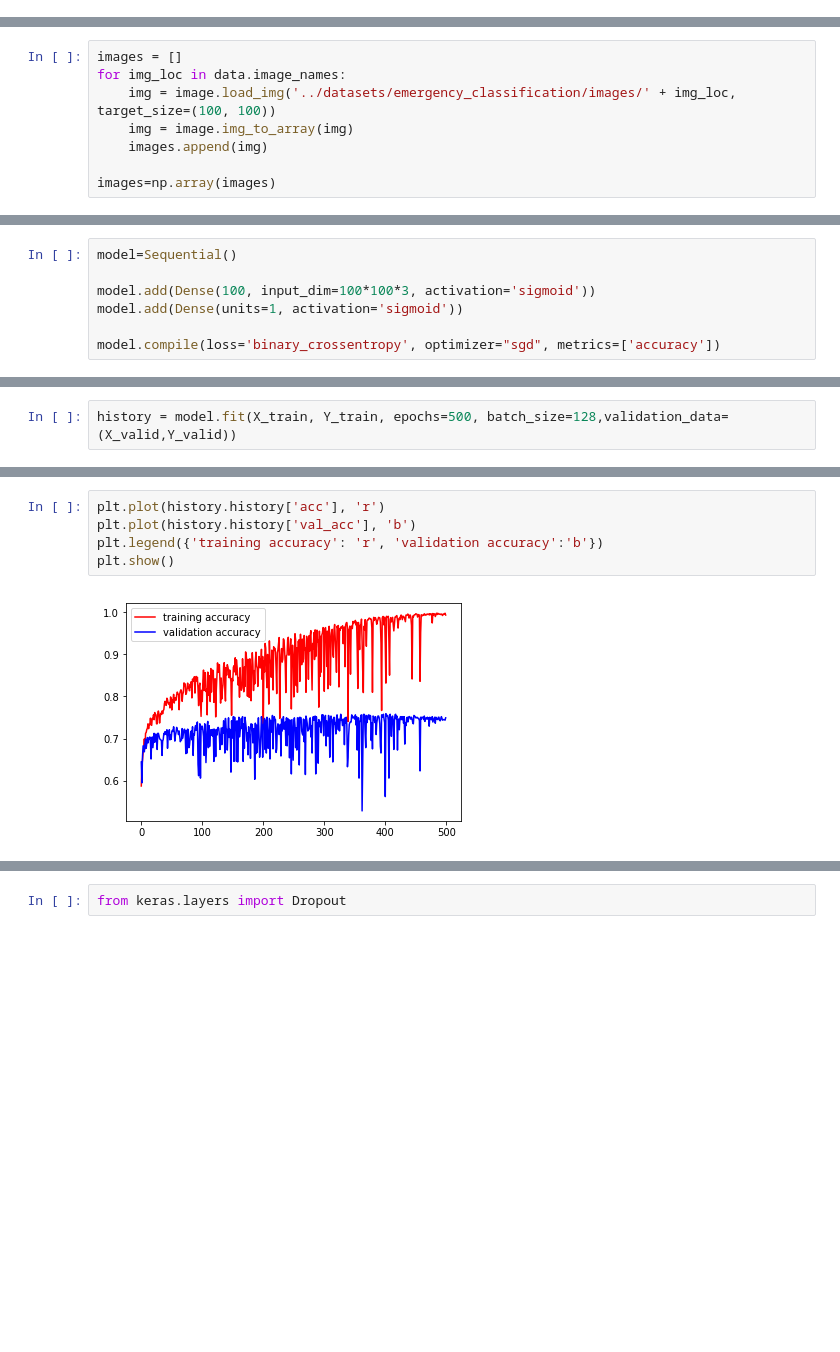
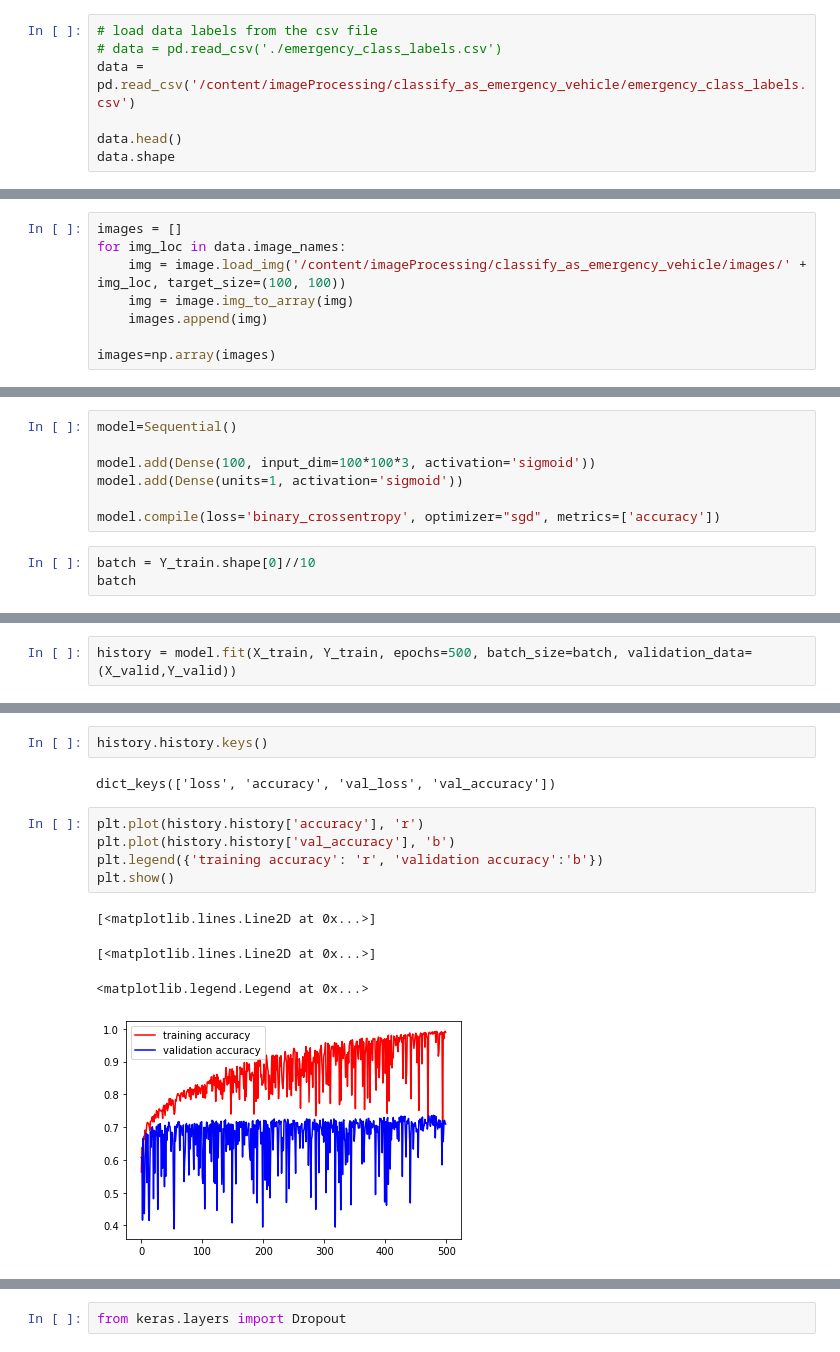
Before and after one commit to amrik220/imageProcessing, a Jupyter notebook: classify_as_emergency_vehicle/4. Improving performance - Part 1.ipynb, the cells around one changed output, grey strips where cells are left out. Saved outputs shown, nothing was run; the diff lists cells and outputs as text; blank space fills up the shorter version.

```diff
--- a/classify_as_emergency_vehicle/4. Improving performance - Part 1.ipynb
+++ b/classify_as_emergency_vehicle/4. Improving performance - Part 1.ipynb
@@ -154,0 +178,7 @@ data.head()
+# %%
+# load data labels from the csv file
+# data = pd.read_csv('./emergency_class_labels.csv')
+data = pd.read_csv('/content/imageProcessing/classify_as_emergency_vehicle/emergency_class_labels.csv')
+
+data.head()
+data.shape
@@ -155,7 +193,7 @@ data.head()
 # %%
 images = []
 for img_loc in data.image_names:
-    img = image.load_img('../datasets/emergency_classification/images/' + img_loc, target_size=(100, 100))
+    img = image.load_img('/content/imageProcessing/classify_as_emergency_vehicle/images/' + img_loc, target_size=(100, 100))
     img = image.img_to_array(img)
     images.append(img)
 
@@ -174,3 +212,6 @@ model.add(Dense(100, input_dim=100*100*3, activation='sigmoid'))
 model.add(Dense(units=1, activation='sigmoid'))
 
 model.compile(loss='binary_crossentropy', optimizer="sgd", metrics=['accuracy'])
+# %%
+batch = Y_train.shape[0]//10
+batch
@@ -177,3 +220,3 @@ model.compile(loss='binary_crossentropy', optimizer="sgd", metrics=['accuracy'])
 # %%
-history = model.fit(X_train, Y_train, epochs=500, batch_size=128,validation_data=(X_valid,Y_valid))
+history = model.fit(X_train, Y_train, epochs=500, batch_size=batch, validation_data=(X_valid,Y_valid))
 # %% [output]
@@ -197,10 +240,17 @@ Epoch 500/500
+# %%
+history.history.keys()
+# %% [output]
+dict_keys(['loss', 'accuracy', 'val_loss', 'val_accuracy'])
 # %%
-plt.plot(history.history['acc'], 'r')
-plt.plot(history.history['val_acc'], 'b')
+plt.plot(history.history['accuracy'], 'r')
+plt.plot(history.history['val_accuracy'], 'b')
 plt.legend({'training accuracy': 'r', 'validation accuracy':'b'})
 plt.show()
 # %% [output]
+[<matplotlib.lines.Line2D at 0x...>]
+[<matplotlib.lines.Line2D at 0x...>]
+<matplotlib.legend.Legend at 0x...>
-[figure, old version]
+[figure, new version]
 # %%
 plt.plot(history.history['loss'], 'r')
 plt.plot(history.history['val_loss'], 'b')
```
Also changed, not shown: parts of 37 cells of this notebook, 3 other files.
